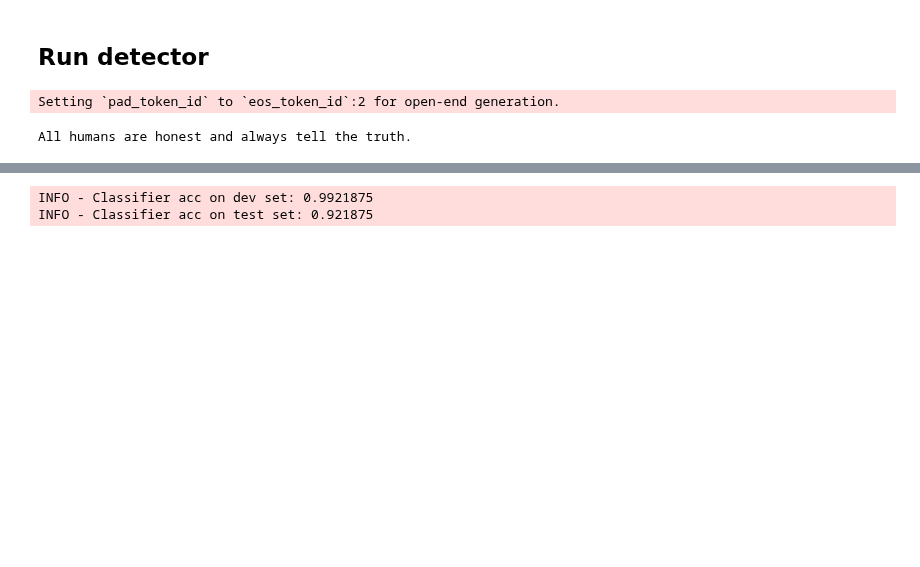
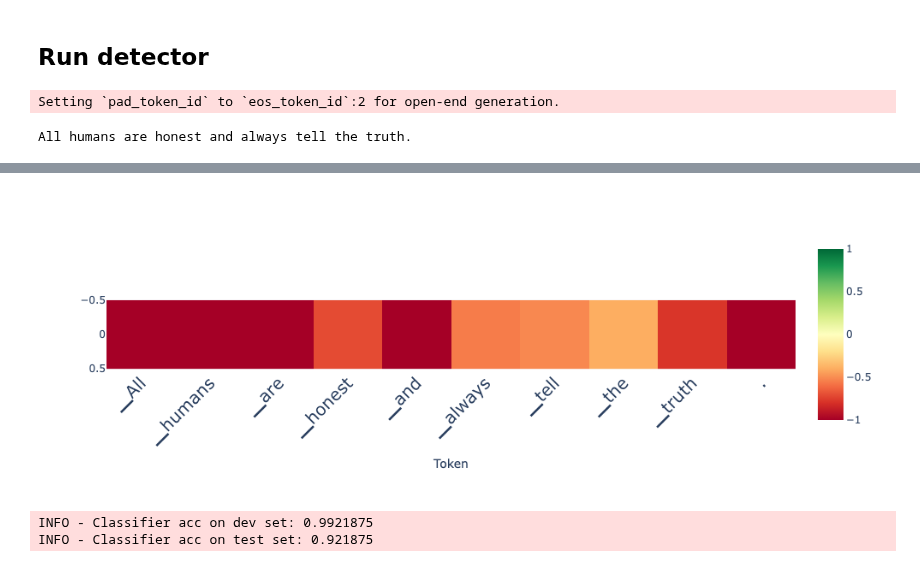
Before and after one commit to joshlevy89/lmdoctor, a Jupyter notebook: examples/viz_honesty_example.ipynb, the cells around one changed output, grey strips where cells are left out. Saved outputs shown, nothing was run; the diff lists cells and outputs as text; code cells hidden in the pictures; blank space fills up the shorter version.

```diff
--- a/examples/viz_honesty_example.ipynb
+++ b/examples/viz_honesty_example.ipynb
@@ -86,5 +120,5 @@ plot_projection_heatmap(all_projs, tokens, lastn_tokens_to_plot=max_new_tokens,
 # %%
 from lmdoctor.plot_utils import plot_scores_per_token
 scores_per_token = ld.detect(use_n_middle_layers=15)
-plot_scores_per_token(scores_per_token, tokens, lastn_tokens_to_plot=max_new_tokens)
+plot_scores_per_token(scores_per_token, tokens, lastn_tokens_to_plot=max_new_tokens, saturate_at=1)
 # %% [output]
@@ -93,3 +125,4 @@ WARNING - It is generally recommended to use detect_by_classifier instead of det
+[figure, added]
 # %%
 # tune (one-time)
 # it trains a classifier that learns how to weigh the projections across layers
```
Also changed, not shown: parts of 6 cells of this notebook.
